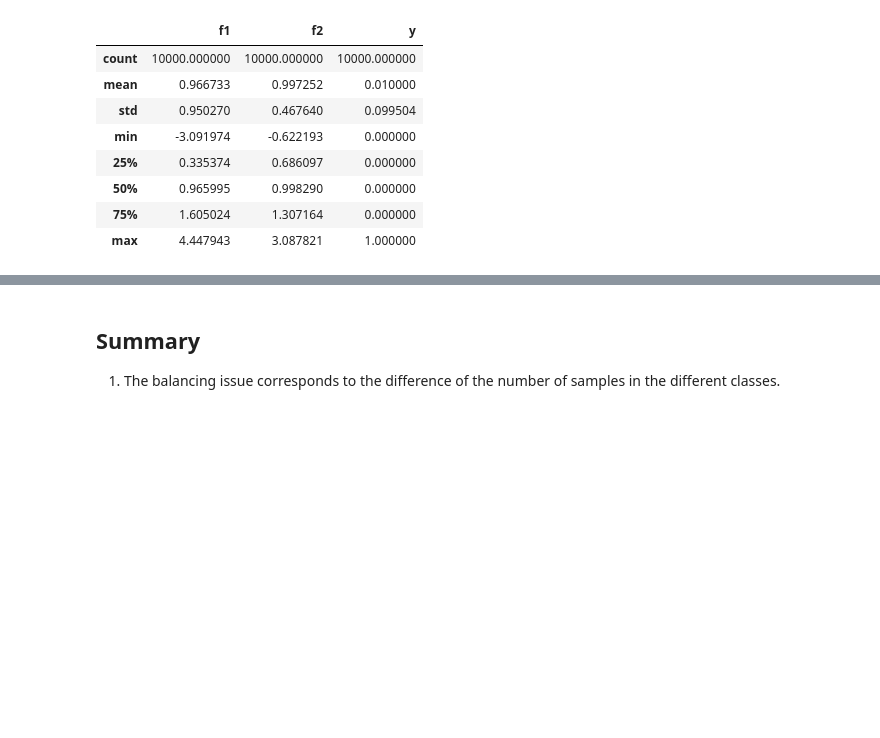
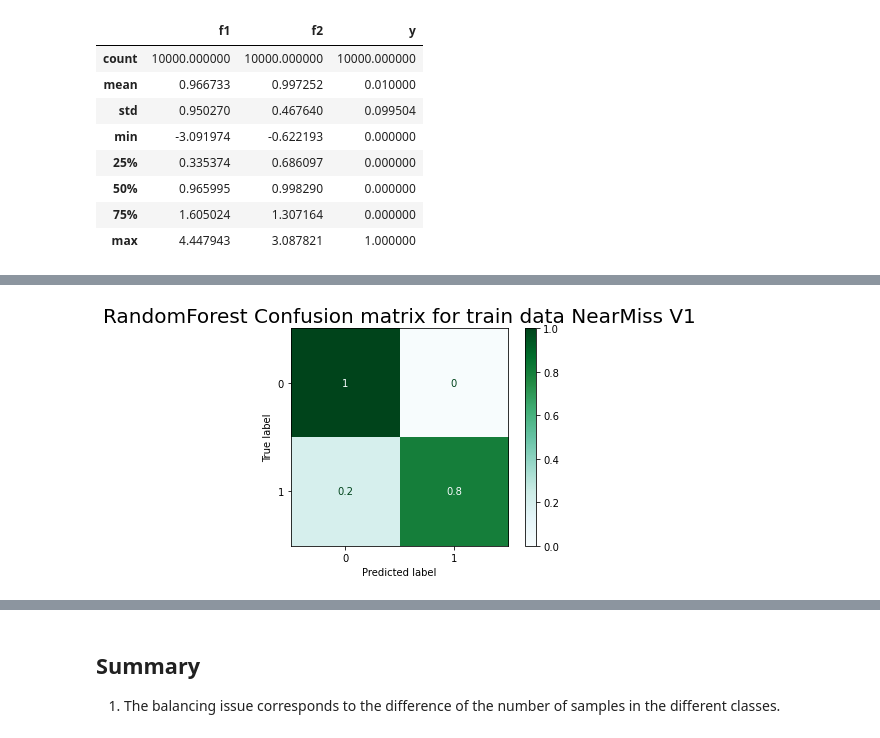
Before and after one commit to SalAlba/machine-learning, a Jupyter notebook: notes/imbalanced-data-sets/main.ipynb, the cells around one changed output, grey strips where cells are left out. Cells and saved outputs as stored; diff of their text form; code cells hidden in the pictures; blank space fills up the shorter version.

```diff
--- a/notes/imbalanced-data-sets/main.ipynb
+++ b/notes/imbalanced-data-sets/main.ipynb
@@ -376,0 +425,18 @@ https://medium.com/quantyca/oversampling-and-undersampling-adasyn-vs-enn-60828a5
+# %%
+# Models ...
+RandomForestClassifier_nearmiss_1_pipe = Pipeline([
+    ('standardScaler', StandardScaler()),
+    ('RandomForestClassifier', RandomForestClassifier())
+])
+
+
+LogisticRegression_nearmiss_1_pipe = Pipeline([
+    ('standardScaler', StandardScaler()),
+    ('LogisticRegression', LogisticRegression())
+])
+
+
+KNeighborsClassifier_nearmiss_1_pipe = Pipeline([
+    ('standardScaler', StandardScaler()),
+    ('KNeighborsClassifier', KNeighborsClassifier())
+])
@@ -376,0 +456,6 @@ https://medium.com/quantyca/oversampling-and-undersampling-adasyn-vs-enn-60828a5
+# %%
+plot_confusion_matrix(RandomForestClassifier_nearmiss_1_pipe, x_train_und_nearmiss_1, y_train_und_nearmiss_1, cmap="BuGn", normalize='true')
+plt.title('RandomForest Confusion matrix for train data NearMiss V1', fontsize='20')
+plt.show();
+# %% [output]
+[figure, added]
```
Also changed, not shown: parts of 25 cells of this notebook, 1 other file.
